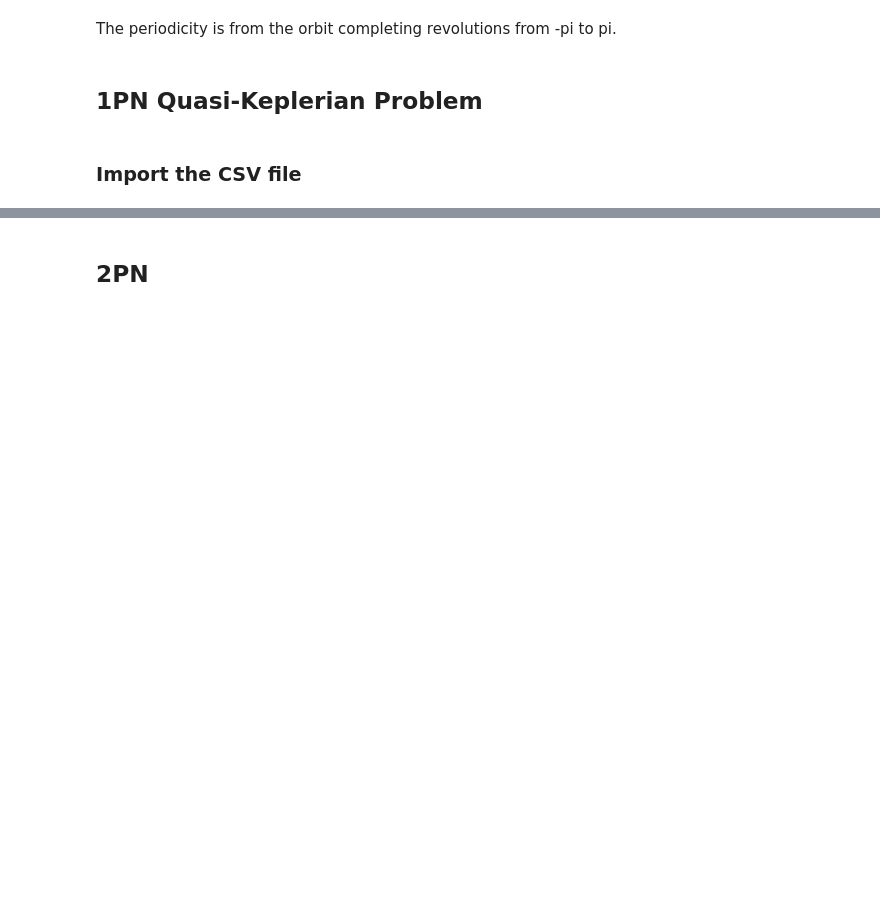
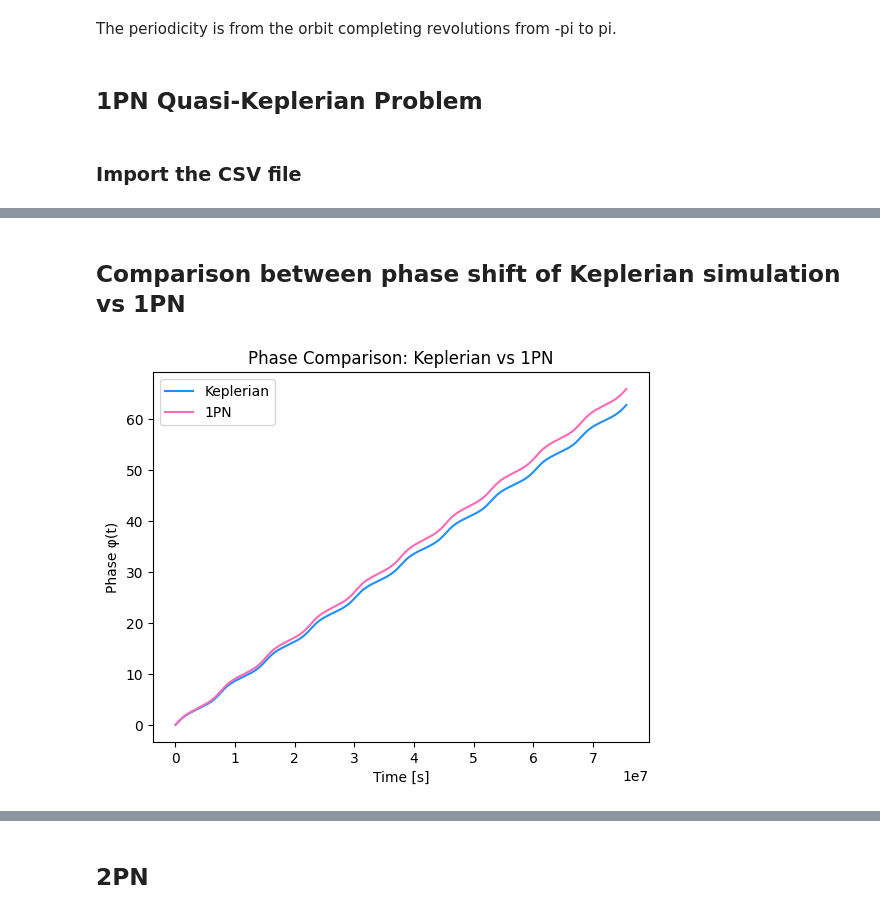
Before and after one commit to furbesco/BTR-Kepler-s-Problem, a Jupyter notebook: post-processing.ipynb, the cells around one changed output, grey strips where cells are left out. Cells and saved outputs as stored; diff of their text form; code cells hidden in the pictures; blank space fills up the shorter version.

```diff
--- a/post-processing.ipynb
+++ b/post-processing.ipynb
@@ -70,0 +133,13 @@ plt.show()
+# %% [markdown]
+## Comparison between phase shift of Keplerian simulation vs 1PN
+# %%
+plt.plot(t, phi, label="Keplerian", color = "dodgerblue")
+plt.plot(t, phi_1PN, label="1PN", color = "hotpink")
+plt.xlabel("Time [s]")
+plt.ylabel("Phase φ(t)")
+plt.title("Phase Comparison: Keplerian vs 1PN")
+plt.legend()
+plt.savefig('/Users/macbookair/Desktop/Educational Stuff/BTR/графики/1PNфаза.svg')
+plt.show()
+# %% [output]
+[figure, added]
```
Also changed, not shown: parts of 9 cells of this notebook, 2 other files.
